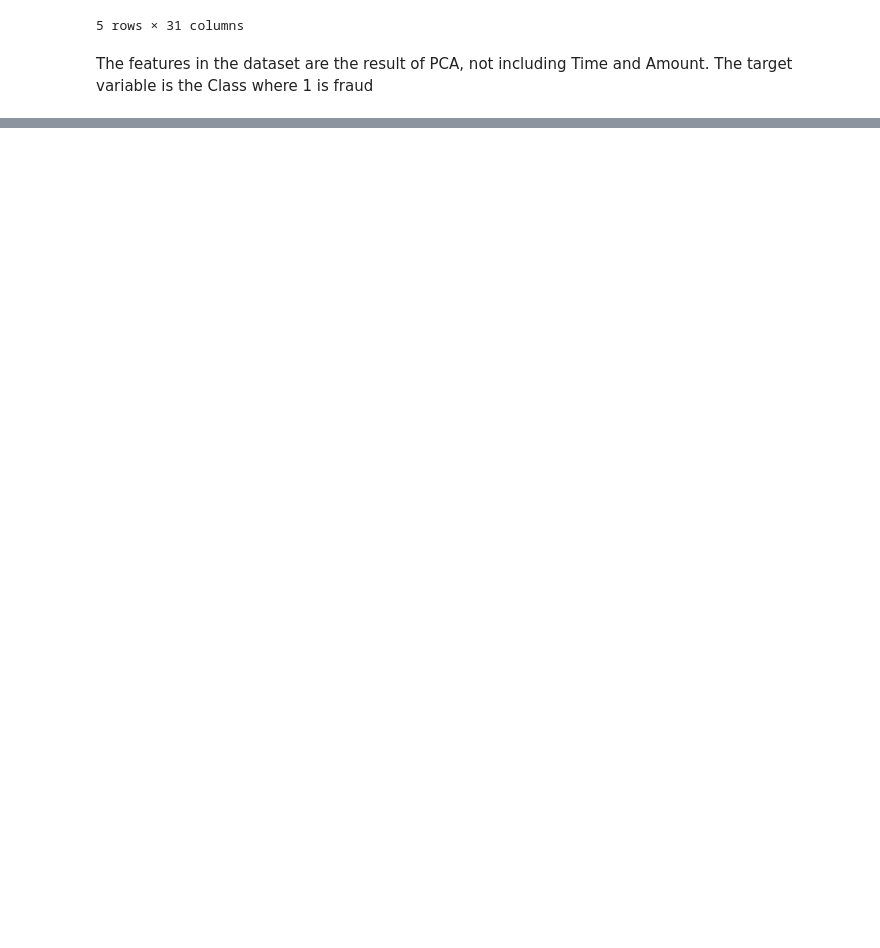
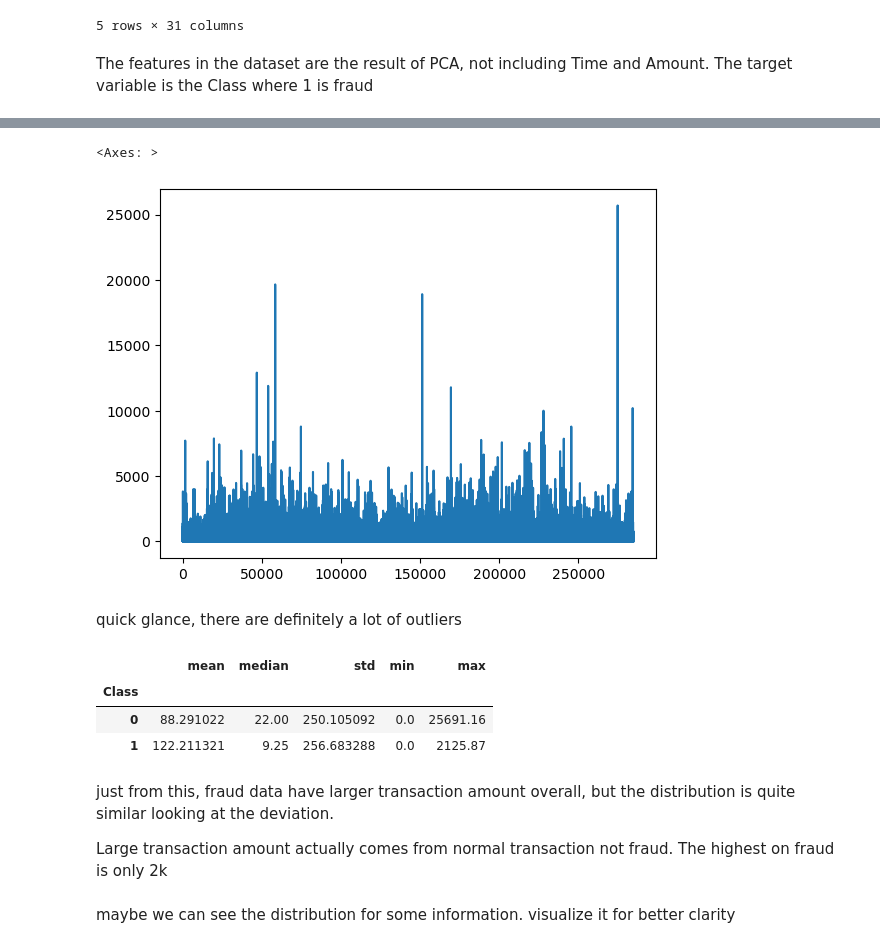
Before and after one commit to benchrstn/credit_card_fraud, a Jupyter notebook: exploration/01_initial_exploration.ipynb, the cells around one changed output, grey strips where cells are left out. Saved outputs shown, nothing was run; the diff lists cells and outputs as text; code cells hidden in the pictures; blank space fills up the shorter version.

```diff
--- a/exploration/01_initial_exploration.ipynb
+++ b/exploration/01_initial_exploration.ipynb
@@ -16,0 +112,20 @@ The features in the dataset are the result of PCA, not including Time and Amount
+# %%
+data.Amount.plot()
+# %% [output]
+<Axes: >
+[figure, added]
+# %% [markdown]
+quick glance, there are definitely a lot of outliers
+# %%
+data.groupby('Class')['Amount'].agg(['mean','median','std','min','max'])
+# %% [output]
+|  | mean | median | std | min | max |
+| Class |  |  |  |  |  |
+| 0 | 88.291022 | 22.00 | 250.105092 | 0.0 | 25691.16 |
+| 1 | 122.211321 | 9.25 | 256.683288 | 0.0 | 2125.87 |
+# %% [markdown]
+just from this, fraud data have larger transaction amount overall, but the distribution is quite similar looking at the deviation.
+
+Large transaction amount actually comes from normal transaction not fraud. The highest on fraud is only 2k
+# %% [markdown]
+maybe we can see the distribution for some information. visualize it for better clarity
```
Also changed, not shown: parts of 56 cells of this notebook, 1 other file.
